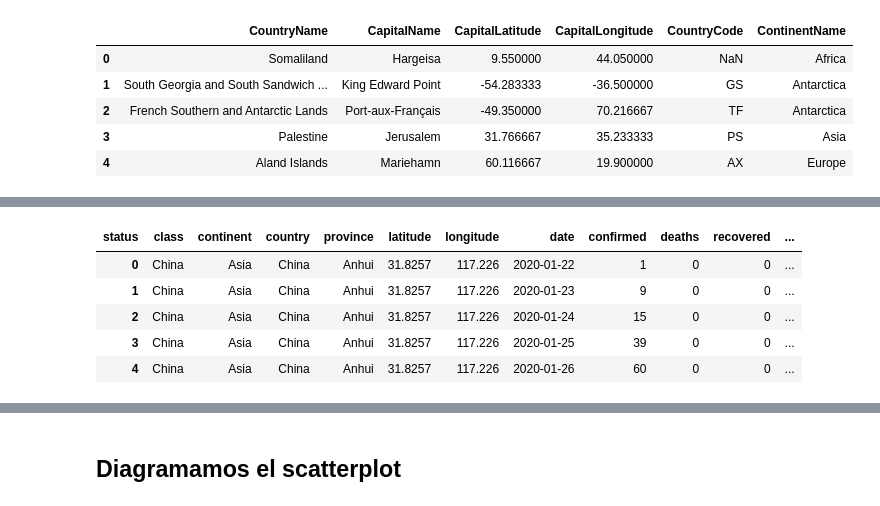
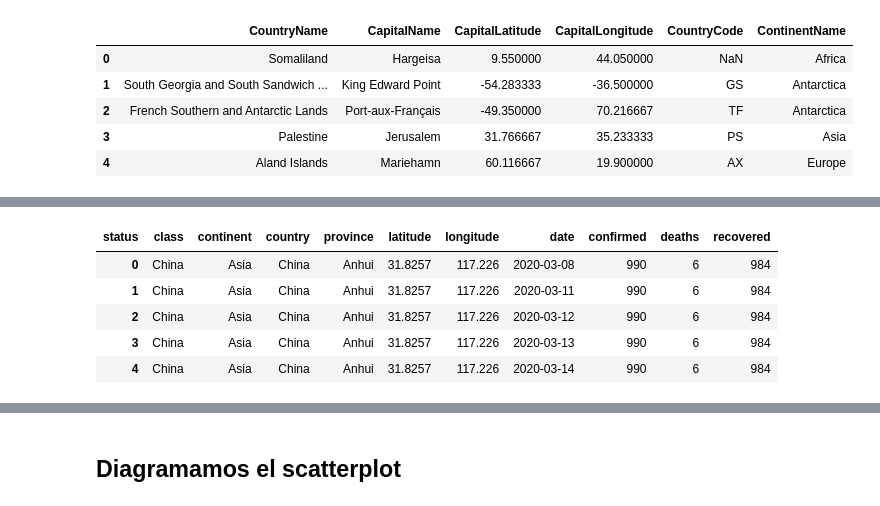
Before and after one commit to kalilu/project-statistical-analysis, a Jupyter notebook: Coronavirus API.ipynb, the cells around one changed output, grey strips where cells are left out. Drawn from its saved outputs; the diff is of its cells as text; code cells hidden in the pictures.

```diff
--- a/Coronavirus API.ipynb
+++ b/Coronavirus API.ipynb
@@ -101,16 +210,15 @@ df_coronavirus_raw.drop('countryname', axis=1, inplace=True)
 # %%
 df_coronavirus_raw['class'] = np.where(df_coronavirus_raw.country.str.contains('China'), 'China', 'Other Countries')
 df_coronavirus_raw['date'] = pd.to_datetime(df_coronavirus_raw['date'], format="%Y-%m-%dT%H:%M:%SZ")
 l_index = ['class','continent','country', 'province', 'latitude','longitude', 'date']
 df_coronavirus = pd.pivot_table(df_coronavirus_raw, values='cases',
                 index = l_index, columns=['status'],
                 aggfunc=np.sum, fill_value=0).reset_index()
-df_coronavirus['existing'] = df_coronavirus.confirmed.fillna(0) -  df_coronavirus.deaths.fillna(0) - df_coronavirus.recovered.fillna(0)
 df_coronavirus.head()
 # %% [output]
-| status | class | continent | country | province | latitude | longitude | date | confirmed | deaths | recovered | ... |
-| 0 | China | Asia | China | Anhui | 31.8257 | 117.226 | 2020-01-22 | 1 | 0 | 0 | ... |
-| 1 | China | Asia | China | Anhui | 31.8257 | 117.226 | 2020-01-23 | 9 | 0 | 0 | ... |
-| 2 | China | Asia | China | Anhui | 31.8257 | 117.226 | 2020-01-24 | 15 | 0 | 0 | ... |
-| 3 | China | Asia | China | Anhui | 31.8257 | 117.226 | 2020-01-25 | 39 | 0 | 0 | ... |
-| 4 | China | Asia | China | Anhui | 31.8257 | 117.226 | 2020-01-26 | 60 | 0 | 0 | ... |
+| status | class | continent | country | province | latitude | longitude | date | confirmed | deaths | recovered |
+| 0 | China | Asia | China | Anhui | 31.8257 | 117.226 | 2020-03-08 | 990 | 6 | 984 |
+| 1 | China | Asia | China | Anhui | 31.8257 | 117.226 | 2020-03-11 | 990 | 6 | 984 |
+| 2 | China | Asia | China | Anhui | 31.8257 | 117.226 | 2020-03-12 | 990 | 6 | 984 |
+| 3 | China | Asia | China | Anhui | 31.8257 | 117.226 | 2020-03-13 | 990 | 6 | 984 |
+| 4 | China | Asia | China | Anhui | 31.8257 | 117.226 | 2020-03-14 | 990 | 6 | 984 |
```
Also changed, not shown: parts of 53 cells of this notebook, 12 other files.
